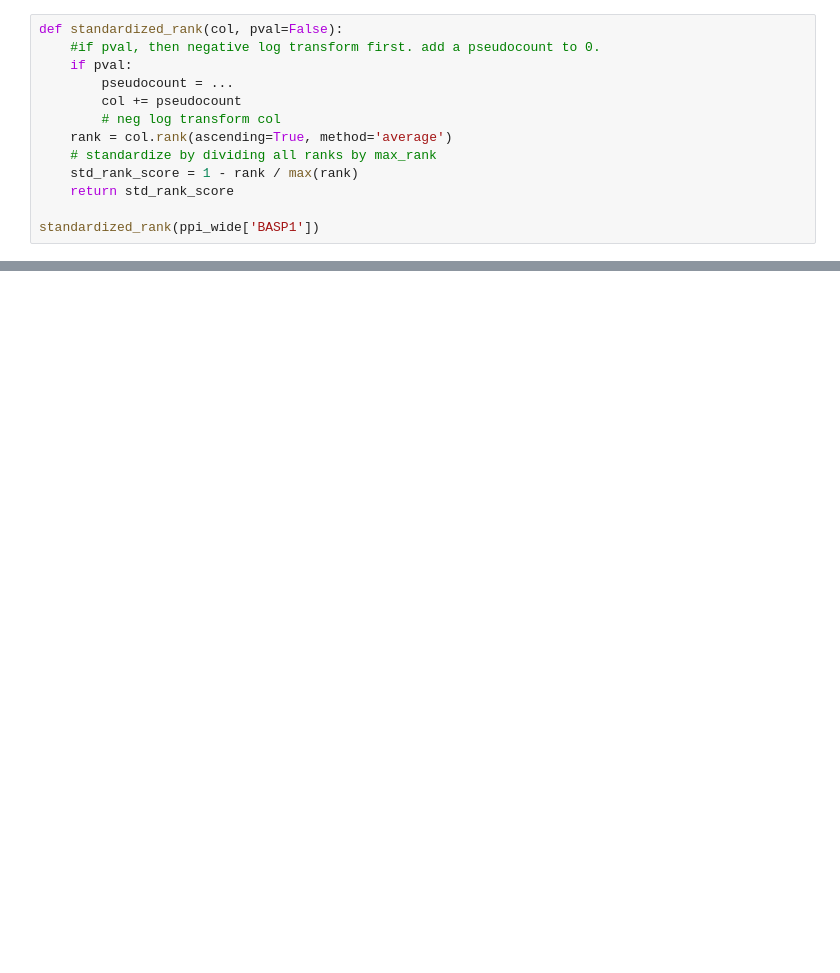
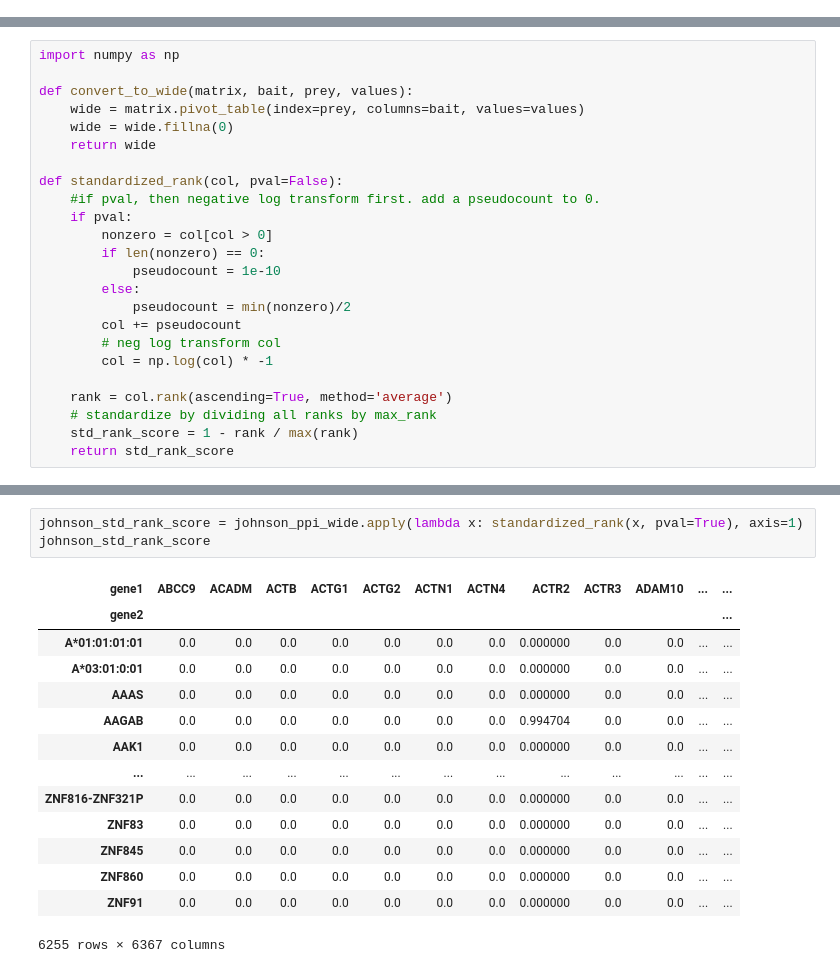
Before and after one commit to hackbio-ca/ppi-prediction-from-rna-seq, a Jupyter notebook: python/ppi_exploration.ipynb, the cells around one changed output, grey strips where cells are left out. Saved outputs shown, nothing was run; the diff lists cells and outputs as text; blank space fills up the shorter version.

```diff
--- a/python/ppi_exploration.ipynb
+++ b/python/ppi_exploration.ipynb
@@ -47,13 +21,0 @@ ppi_wide
-# %%
-def standardized_rank(col, pval=False):
-    #if pval, then negative log transform first. add a pseudocount to 0.
-    if pval:
-        pseudocount = ...
-        col += pseudocount
-        # neg log transform col
-    rank = col.rank(ascending=True, method='average')
-    # standardize by dividing all ranks by max_rank
-    std_rank_score = 1 - rank / max(rank)
-    return std_rank_score
-
-standardized_rank(ppi_wide['BASP1'])
@@ -73,0 +38,24 @@ Name: BASP1, Length: 1379, dtype: float64
+# %%
+import numpy as np
+
+def convert_to_wide(matrix, bait, prey, values):
+    wide = matrix.pivot_table(index=prey, columns=bait, values=values)
+    wide = wide.fillna(0)
+    return wide
+
+def standardized_rank(col, pval=False):
+    #if pval, then negative log transform first. add a pseudocount to 0.
+    if pval:
+        nonzero = col[col > 0]
+        if len(nonzero) == 0:
+            pseudocount = 1e-10
+        else:
+            pseudocount = min(nonzero)/2
+        col += pseudocount
+        # neg log transform col
+        col = np.log(col) * -1
+
+    rank = col.rank(ascending=True, method='average')
+    # standardize by dividing all ranks by max_rank
+    std_rank_score = 1 - rank / max(rank)
+    return std_rank_score
@@ -155,0 +180,18 @@ write_to_csv(score, filename='goos2022_top_score_per_bait.csv')
+# %%
+johnson_std_rank_score = johnson_ppi_wide.apply(lambda x: standardized_rank(x, pval=True), axis=1)
+johnson_std_rank_score
+# %% [output]
+| gene1 | ABCC9 | ACADM | ACTB | ACTG1 | ACTG2 | ACTN1 | ACTN4 | ACTR2 | ACTR3 | ADAM10 | ... | ... |
+| gene2 |  |  |  |  |  |  |  |  |  |  |  | ... |
+| A*01:01:01:01 | 0.0 | 0.0 | 0.0 | 0.0 | 0.0 | 0.0 | 0.0 | 0.000000 | 0.0 | 0.0 | ... | ... |
+| A*03:01:0:01 | 0.0 | 0.0 | 0.0 | 0.0 | 0.0 | 0.0 | 0.0 | 0.000000 | 0.0 | 0.0 | ... | ... |
+| AAAS | 0.0 | 0.0 | 0.0 | 0.0 | 0.0 | 0.0 | 0.0 | 0.000000 | 0.0 | 0.0 | ... | ... |
+| AAGAB | 0.0 | 0.0 | 0.0 | 0.0 | 0.0 | 0.0 | 0.0 | 0.994704 | 0.0 | 0.0 | ... | ... |
+| AAK1 | 0.0 | 0.0 | 0.0 | 0.0 | 0.0 | 0.0 | 0.0 | 0.000000 | 0.0 | 0.0 | ... | ... |
+| ... | ... | ... | ... | ... | ... | ... | ... | ... | ... | ... | ... | ... |
+| ZNF816-ZNF321P | 0.0 | 0.0 | 0.0 | 0.0 | 0.0 | 0.0 | 0.0 | 0.000000 | 0.0 | 0.0 | ... | ... |
+| ZNF83 | 0.0 | 0.0 | 0.0 | 0.0 | 0.0 | 0.0 | 0.0 | 0.000000 | 0.0 | 0.0 | ... | ... |
+| ZNF845 | 0.0 | 0.0 | 0.0 | 0.0 | 0.0 | 0.0 | 0.0 | 0.000000 | 0.0 | 0.0 | ... | ... |
+| ZNF860 | 0.0 | 0.0 | 0.0 | 0.0 | 0.0 | 0.0 | 0.0 | 0.000000 | 0.0 | 0.0 | ... | ... |
+| ZNF91 | 0.0 | 0.0 | 0.0 | 0.0 | 0.0 | 0.0 | 0.0 | 0.000000 | 0.0 | 0.0 | ... | ... |
+6255 rows × 6367 columns
```
Also changed, not shown: parts of 16 cells of this notebook, 1 other file.
